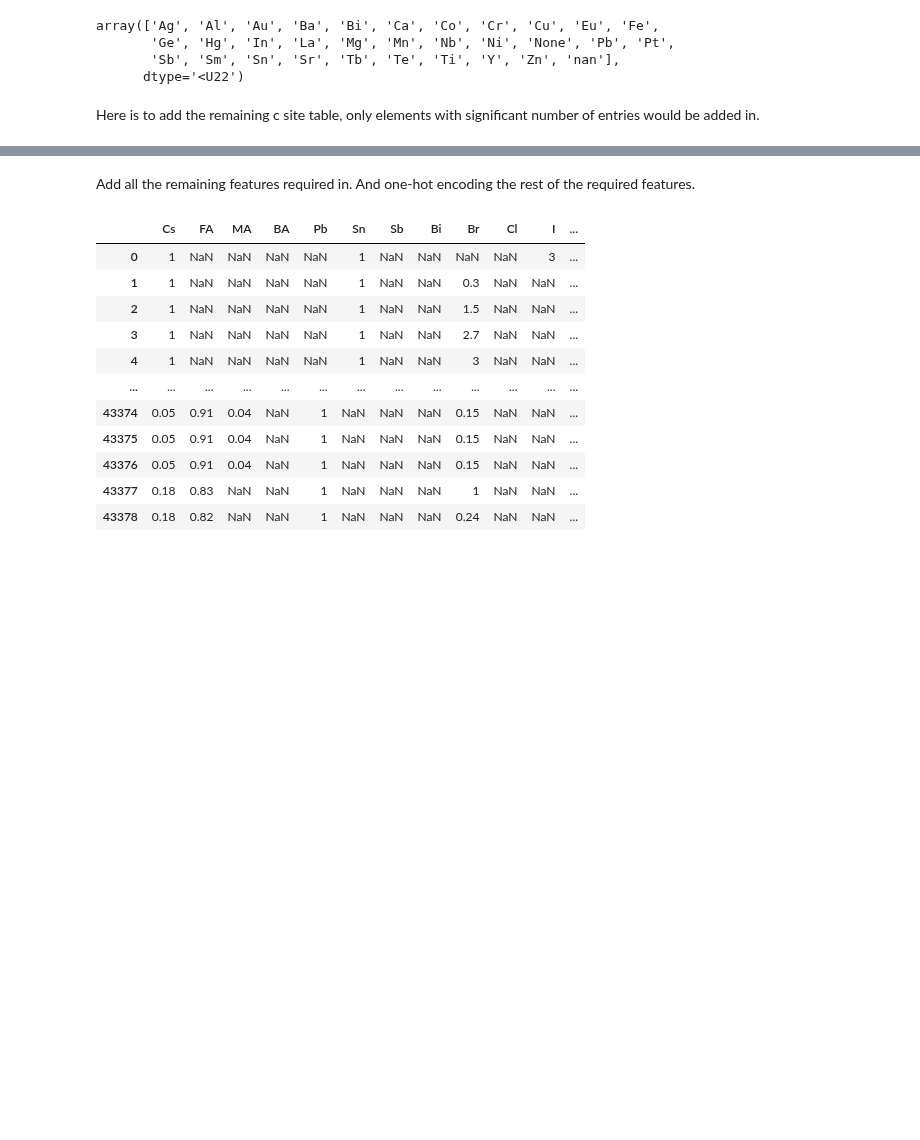
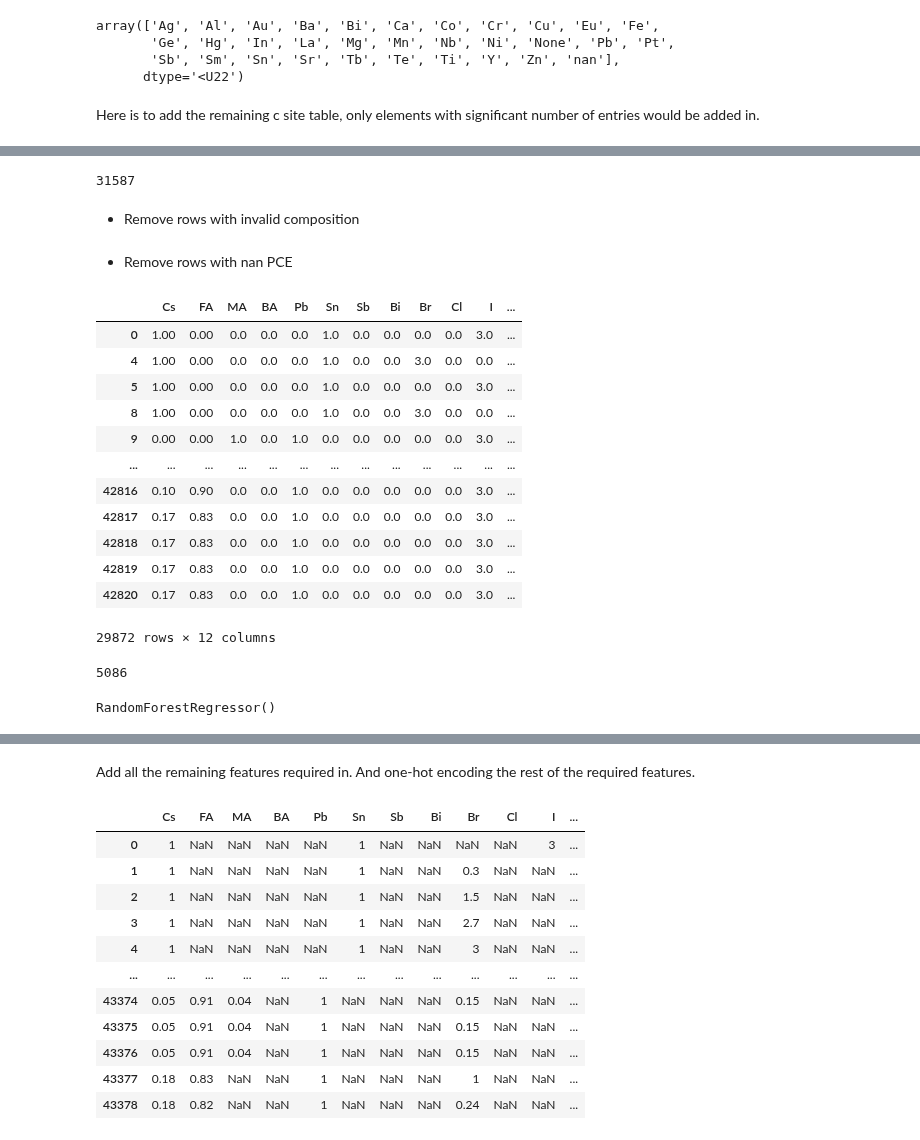
Before and after one commit to drcgreenland/PerovskiteML_project, a Jupyter notebook: replicating.ipynb, the cells around one changed output, grey strips where cells are left out. Drawn from its saved outputs; the diff is of its cells as text; code cells hidden in the pictures; blank space fills up the shorter version.

```diff
--- a/replicating.ipynb
+++ b/replicating.ipynb
@@ -188,0 +258,8 @@ array(['(BF4)', '(PF6)', '(SCN)', '0.03', '0.97', 'Br', 'Cl', 'Cs', 'F',
+# %%
+selected_a_site_components = ["Cs", "FA", "MA", "BA"]
+selected_b_site_components = ["Pb", "Sn", "Sb", "Bi"]
+selected_c_site_components = ["Cl", "Br", "I"]
+
+n_rows_with_valid_c_composition = (table[[col_name for col_name in selected_c_site_components]].sum(axis=1) == 3).sum()
+# %% [output]
+31587
@@ -188,0 +276,2 @@ array(['(BF4)', '(PF6)', '(SCN)', '0.03', '0.97', 'Br', 'Cl', 'Cs', 'F',
+# %% [markdown]
+- Remove rows with invalid composition
@@ -188,0 +281,2 @@ array(['(BF4)', '(PF6)', '(SCN)', '0.03', '0.97', 'Br', 'Cl', 'Cs', 'F',
+# %% [markdown]
+- Remove rows with nan PCE
@@ -188,0 +287,17 @@ array(['(BF4)', '(PF6)', '(SCN)', '0.03', '0.97', 'Br', 'Cl', 'Cs', 'F',
+# %%
+table = pd.read_csv("Data/WC_CLEANED_ABC_ENCODED_VALID_WITH_PCE.csv", index_col=0)
+table
+# %% [output]
+|  | Cs | FA | MA | BA | Pb | Sn | Sb | Bi | Br | Cl | I | ... |
+| 0 | 1.00 | 0.00 | 0.0 | 0.0 | 0.0 | 1.0 | 0.0 | 0.0 | 0.0 | 0.0 | 3.0 | ... |
+| 4 | 1.00 | 0.00 | 0.0 | 0.0 | 0.0 | 1.0 | 0.0 | 0.0 | 3.0 | 0.0 | 0.0 | ... |
+| 5 | 1.00 | 0.00 | 0.0 | 0.0 | 0.0 | 1.0 | 0.0 | 0.0 | 0.0 | 0.0 | 3.0 | ... |
+| 8 | 1.00 | 0.00 | 0.0 | 0.0 | 0.0 | 1.0 | 0.0 | 0.0 | 3.0 | 0.0 | 0.0 | ... |
+| 9 | 0.00 | 0.00 | 1.0 | 0.0 | 1.0 | 0.0 | 0.0 | 0.0 | 0.0 | 0.0 | 3.0 | ... |
+| ... | ... | ... | ... | ... | ... | ... | ... | ... | ... | ... | ... | ... |
+| 42816 | 0.10 | 0.90 | 0.0 | 0.0 | 1.0 | 0.0 | 0.0 | 0.0 | 0.0 | 0.0 | 3.0 | ... |
+| 42817 | 0.17 | 0.83 | 0.0 | 0.0 | 1.0 | 0.0 | 0.0 | 0.0 | 0.0 | 0.0 | 3.0 | ... |
+| 42818 | 0.17 | 0.83 | 0.0 | 0.0 | 1.0 | 0.0 | 0.0 | 0.0 | 0.0 | 0.0 | 3.0 | ... |
+| 42819 | 0.17 | 0.83 | 0.0 | 0.0 | 1.0 | 0.0 | 0.0 | 0.0 | 0.0 | 0.0 | 3.0 | ... |
+| 42820 | 0.17 | 0.83 | 0.0 | 0.0 | 1.0 | 0.0 | 0.0 | 0.0 | 0.0 | 0.0 | 3.0 | ... |
+29872 rows × 12 columns
@@ -188,0 +308,4 @@ array(['(BF4)', '(PF6)', '(SCN)', '0.03', '0.97', 'Br', 'Cl', 'Cs', 'F',
+# %%
+print(len(table))
+# %% [output]
+5086
@@ -188,0 +316,5 @@ array(['(BF4)', '(PF6)', '(SCN)', '0.03', '0.97', 'Br', 'Cl', 'Cs', 'F',
+# %%
+random_forest = RandomForestRegressor()
+random_forest.fit(X=features_train, y=targets_train)
+# %% [output]
+RandomForestRegressor()
```
Also changed, not shown: parts of 27 cells of this notebook.
